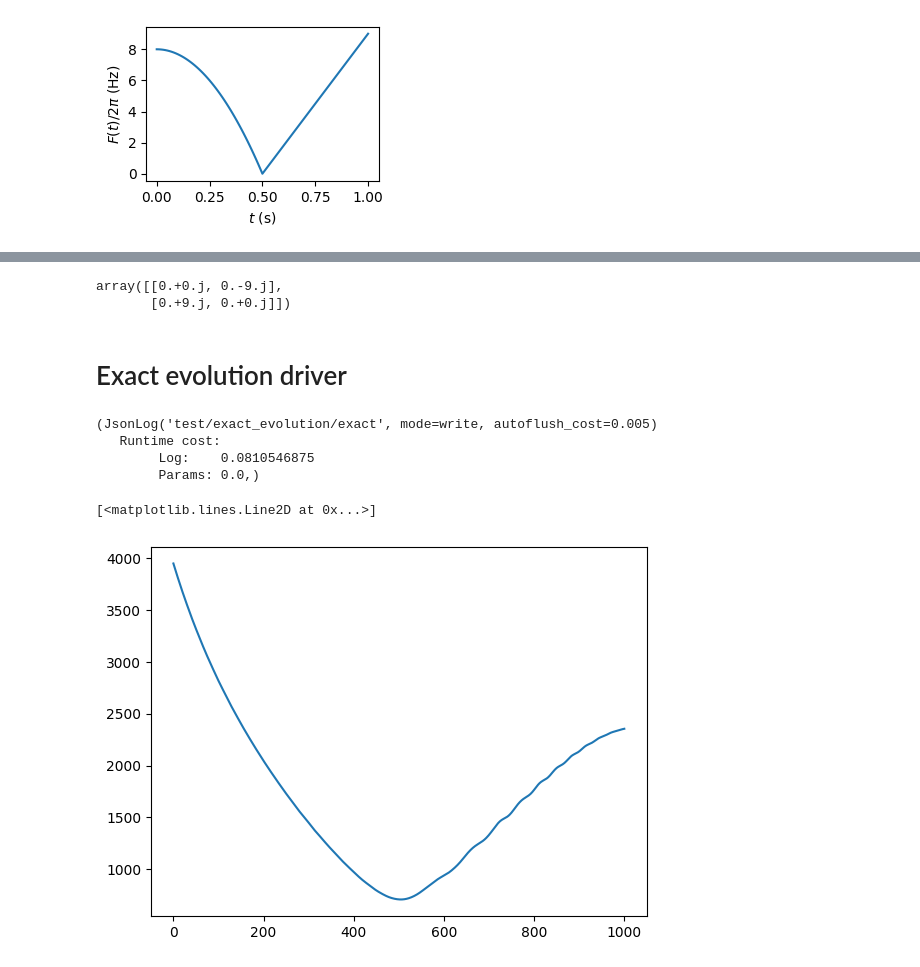
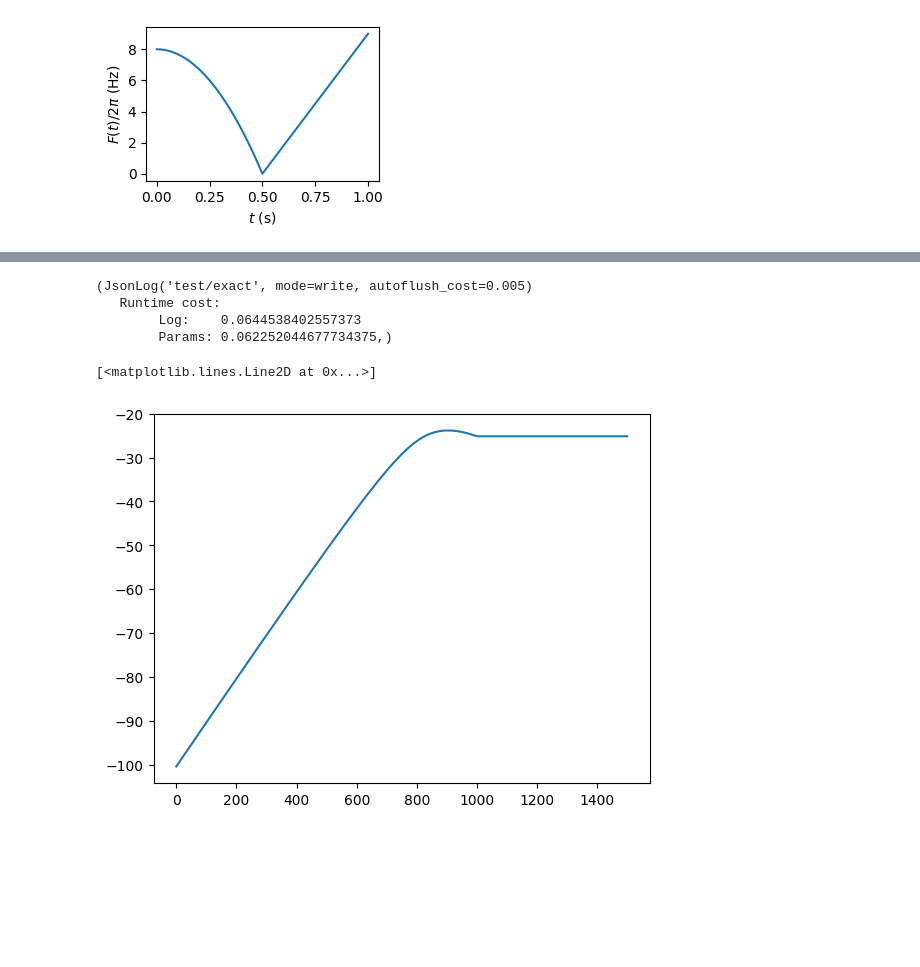
Before and after one commit to lindamauron/dynamics, a Jupyter notebook: test.ipynb, the cells around one changed output, grey strips where cells are left out. Cells and saved outputs as stored; diff of their text form; code cells hidden in the pictures; blank space fills up the shorter version.

```diff
--- a/test.ipynb
+++ b/test.ipynb
@@ -30,7 +68,0 @@ H.plot()
-# %%
-H(0.5).to_dense()/2/np.pi
-# %% [output]
-array([[0.+0.j, 0.-9.j],
-       [0.+9.j, 0.+0.j]])
-# %% [markdown]
-# Exact evolution driver
@@ -58,19 +72,19 @@ te = dn.driver.EactEvolution(
 )
 # %%
 te.run(
-    T, out='test/exact_evolution/', obs={'m':sum([sigmaz(hi,i) for i in range(N)])/N, 'x':sum([sigmax(hi,i) for i in range(N)])/N}
+    T, out=nk.logging.JsonLog('test/exact'), obs={'m':sum([sigmaz(hi,i) for i in range(N)])/N, 'x':sum([sigmax(hi,i) for i in range(N)])/N}
 )
 # %% [output]
-(JsonLog('test/exact_evolution/exact', mode=write, autoflush_cost=0.005)
+(JsonLog('test/exact', mode=write, autoflush_cost=0.005)
    Runtime cost:
-        Log:    0.0810546875
-        Params: 0.0,)
+        Log:    0.0644538402557373
+        Params: 0.062252044677734375,)
 # %%
 import json
-log = json.load(open('test/exact_evolution/exact.log'))
+log = json.load(open('test/exact.log'))
 # %%
-plt.plot(log['Generator']['Variance'])
+plt.plot(log['Generator']['Mean']['real'])
 # %% [output]
 [<matplotlib.lines.Line2D at 0x...>]
-[figure, old version]
+[figure, new version]
 # %%
```
Also changed, not shown: parts of 13 cells of this notebook, 12 other files.
